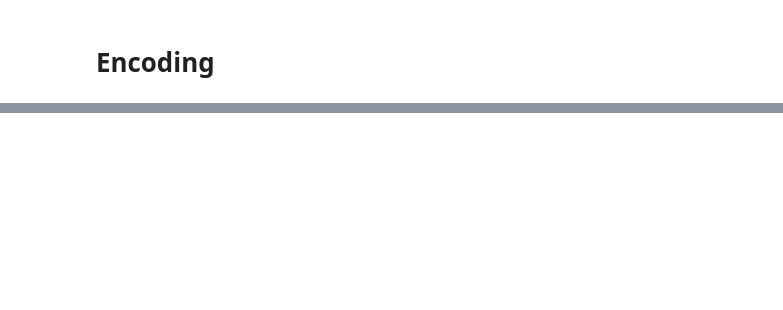
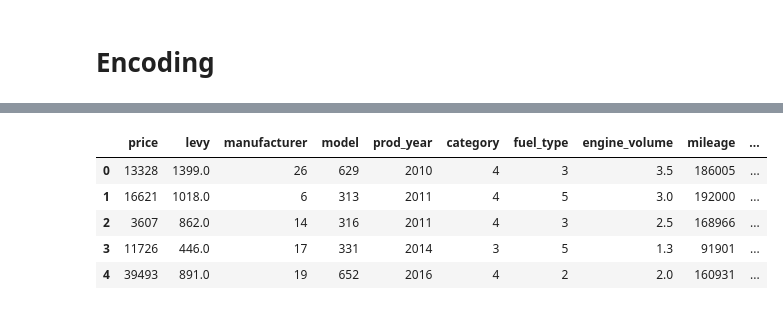
Before and after one commit to AI-ML1/Supervised-ML-Projects, a Jupyter notebook: Car_Price_Regression_Supervised_ML/Car_Price_Regression_ML.ipynb, the cells around one changed output, grey strips where cells are left out. Cells and saved outputs as stored; diff of their text form; code cells hidden in the pictures; blank space fills up the shorter version.

```diff
--- a/Car_Price_Regression_Supervised_ML/Car_Price_Regression_ML.ipynb
+++ b/Car_Price_Regression_Supervised_ML/Car_Price_Regression_ML.ipynb
@@ -471,7 +428,7 @@ dtype: int64
 # Label encoding
 
 label_encoder=LabelEncoder()
-encoding_columns=["manufacturer","model","color"] # Cardinalitysi yuqori bo'lgan columnlarni belgilab olib ularni label encoding qildim
+encoding_columns=["manufacturer", "model", "category", "color", "fuel_type"] # Cardinalitysi yuqori bo'lgan columnlarni belgilab olib ularni label encoding qildim
 for col in encoding_columns:
     df[col]=label_encoder.fit_transform(df[col])
 # %%
@@ -492,8 +451,9 @@ Name: manufacturer, Length: 18924, dtype: int64
 # %%
 # Categorical columns
-# 10 tadan 7 taga kamaydi
-categorical_col=df.select_dtypes(include=["string","category"]).columns.tolist()
+# 9 tadan 4 taga kamaydi
+categorical_col=df.select_dtypes(include=["category"]).columns.tolist()
+
 print(f"CATEGORICAL COLUMNS:\n{categorical_col}")
-print(f"TOTAL NUMBER OF CATEGORICAL COLUMNS: {len(categorical_col)}")
+print(f"\nTOTAL NUMBER OF CATEGORICAL COLUMNS: {len(categorical_col)}")
 # %% [output]
 CATEGORICAL COLUMNS:
@@ -522,0 +474,9 @@ df=one_hot_encoder.astype(int) # encoding natijasida qo'shilgan yangi ustunlarni
+# %%
+df_final.head()
+# %% [output]
+|  | price | levy | manufacturer | model | prod_year | category | fuel_type | engine_volume | mileage | ... |
+| 0 | 13328 | 1399.0 | 26 | 629 | 2010 | 4 | 3 | 3.5 | 186005 | ... |
+| 1 | 16621 | 1018.0 | 6 | 313 | 2011 | 4 | 5 | 3.0 | 192000 | ... |
+| 2 | 3607 | 862.0 | 14 | 316 | 2011 | 4 | 3 | 2.5 | 168966 | ... |
+| 3 | 11726 | 446.0 | 17 | 331 | 2014 | 3 | 5 | 1.3 | 91901 | ... |
+| 4 | 39493 | 891.0 | 19 | 652 | 2016 | 4 | 2 | 2.0 | 160931 | ... |
```
Also changed, not shown: parts of 35 cells of this notebook.
